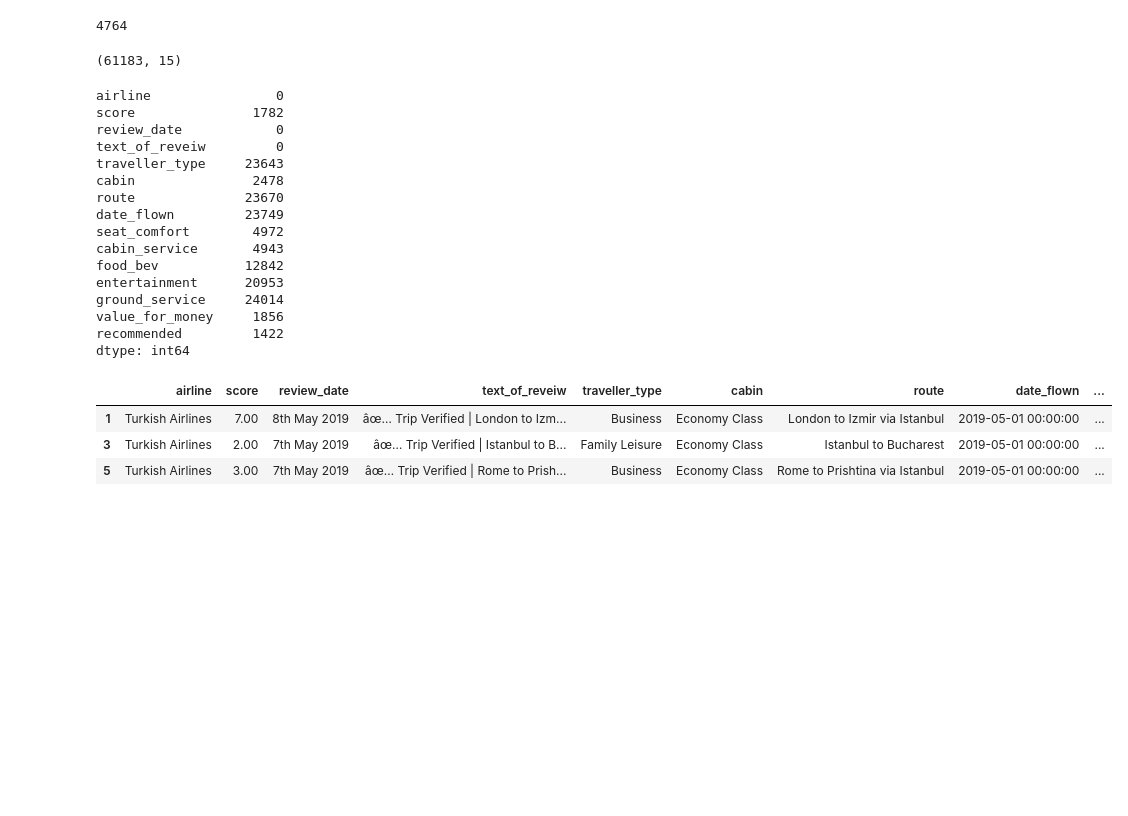
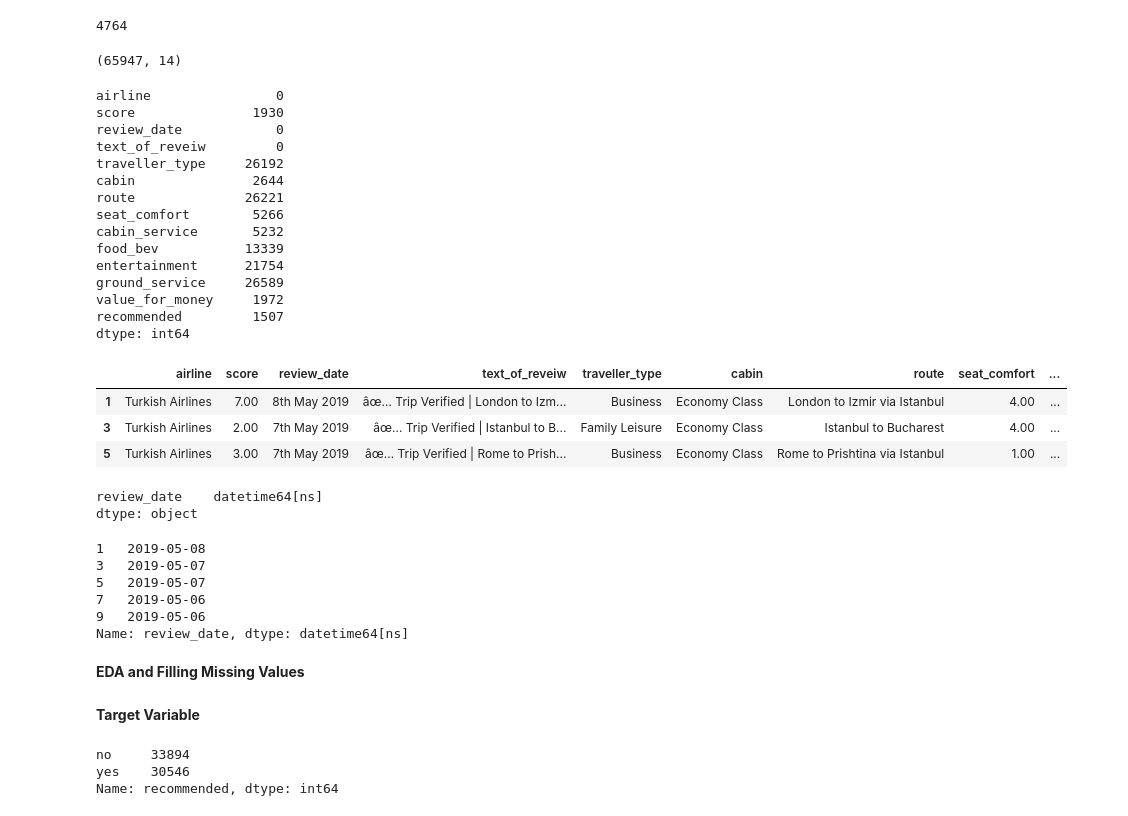
Before and after one commit to Saurabhf/Aireline_Referral, a Jupyter notebook: Airline_Reviews.ipynb, the cells around one changed output. Cells and saved outputs as stored; diff of their text form; code cells hidden in the pictures; blank space fills up the shorter version.

```diff
--- a/Airline_Reviews.ipynb
+++ b/Airline_Reviews.ipynb
@@ -194,7 +203,7 @@ aircraft   0.70
 dtype: float64
 # %%
 # Dropping Aircraft and Author columns
-air_df.drop(columns = ['aircraft','author'], inplace = True)
+air_df.drop(columns = ['aircraft','author', 'date_flown'], inplace = True)
 # %%
 # Checking Duplicated Records. Keeping last record.
 air_df.duplicated(keep='last').sum()
@@ -207,31 +216,39 @@ air_df = air_df.drop_duplicates(keep='last')
 # Shape of dataframe after removing duplicated values
 air_df.shape
 # %% [output]
-(61183, 15)
+(65947, 14)
 # %%
 # Null values count
 air_df.isnull().sum()
 # %% [output]
 airline                0
-score               1782
+score               1930
 review_date            0
 text_of_reveiw         0
-traveller_type     23643
-cabin               2478
-route              23670
-date_flown         23749
-seat_comfort        4972
-cabin_service       4943
-food_bev           12842
-entertainment      20953
-ground_service     24014
-value_for_money     1856
-recommended         1422
+traveller_type     26192
+cabin               2644
+route              26221
+seat_comfort        5266
+cabin_service       5232
+food_bev           13339
+entertainment      21754
+ground_service     26589
+value_for_money     1972
+recommended         1507
 dtype: int64
+# %%
+# Creating copy for data processing, feature engineering, EDA and model building
+airdf = air_df.copy()
 # %%
-air_df.head(3)
+airdf.head(3)
 # %% [output]
-|  | airline | score | review_date | text_of_reveiw | traveller_type | cabin | route | date_flown | ... |
-| 1 | Turkish Airlines | 7.00 | 8th May 2019 | âœ… Trip Verified | London to Izm... | Business | Economy Class | London to Izmir via Istanbul | 2019-05-01 00:00:00 | ... |
-| 3 | Turkish Airlines | 2.00 | 7th May 2019 | âœ… Trip Verified | Istanbul to B... | Family Leisure | Economy Class | Istanbul to Bucharest | 2019-05-01 00:00:00 | ... |
-| 5 | Turkish Airlines | 3.00 | 7th May 2019 | âœ… Trip Verified | Rome to Prish... | Business | Economy Class | Rome to Prishtina via Istanbul | 2019-05-01 00:00:00 | ... |
+|  | airline | score | review_date | text_of_reveiw | traveller_type | cabin | route | seat_comfort | ... |
+| 1 | Turkish Airlines | 7.00 | 8th May 2019 | âœ… Trip Verified | London to Izm... | Business | Economy Class | London to Izmir via Istanbul | 4.00 | ... |
+| 3 | Turkish Airlines | 2.00 | 7th May 2019 | âœ… Trip Verified | Istanbul to B... | Family Leisure | Economy Class | Istanbul to Bucharest | 4.00 | ... |
+| 5 | Turkish Airlines | 3.00 | 7th May 2019 | âœ… Trip Verified | Rome to Prish... | Business | Economy Class | Rome to Prishtina via Istanbul | 1.00 | ... |
+# %%
+# Two dates feature and check thier datatype and convert accordingly
+airdf[['review_date']].dtypes
+# %% [output]
+review_date    datetime64[ns]
+dtype: object
@@ -237,0 +258,20 @@ air_df.head(3)
+# %%
+# Dates Format
+airdf['review_date'].head(5)
+# %% [output]
+1   2019-05-08
+3   2019-05-07
+5   2019-05-07
+7   2019-05-06
+9   2019-05-06
+Name: review_date, dtype: datetime64[ns]
+# %% [markdown]
+**EDA and Filling Missing Values**
+# %% [markdown]
+**Target Variable**
+# %%
+airdf['recommended'].value_counts()
+# %% [output]
+no     33894
+yes    30546
+Name: recommended, dtype: int64
```
Also changed, not shown: parts of 6 cells of this notebook.
